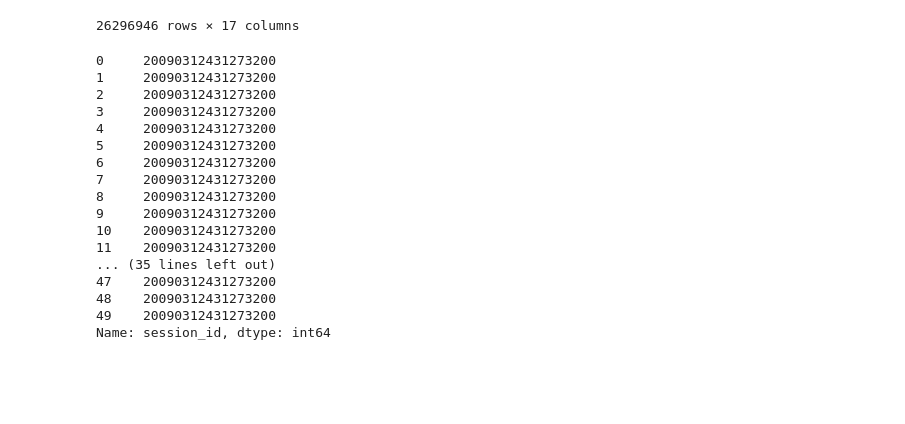
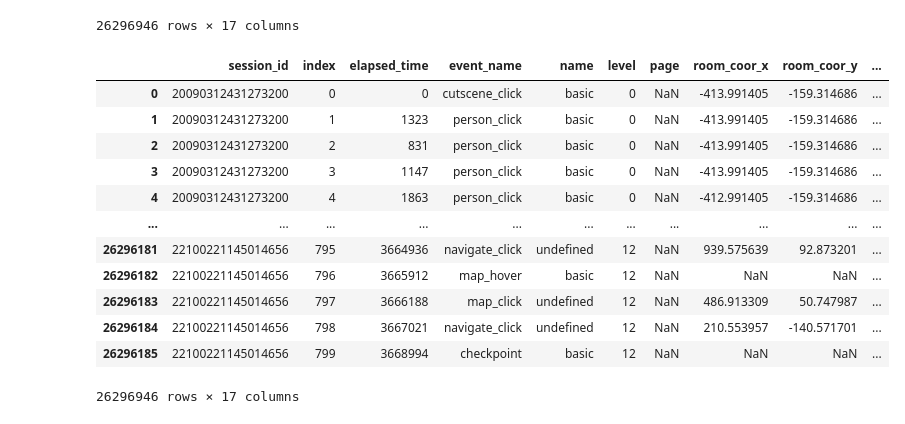
Before and after one commit to titim789/Data_Analytics_Project, a Jupyter notebook: Assignment 2/Apriori/Preprocessing/Preprocess.ipynb, the cells around one changed output. Saved outputs shown, nothing was run; the diff lists cells and outputs as text; code cells hidden in the pictures; blank space fills up the shorter version.

```diff
--- a/Assignment 2/Apriori/Preprocessing/Preprocess.ipynb
+++ b/Assignment 2/Apriori/Preprocessing/Preprocess.ipynb
@@ -46,20 +60,17 @@ test = data
 # %%
-test['session_id'][:50]
+test = data.sort_values(['session_id', 'level_group'], ascending=[True, True])
+test
 # %% [output]
+|  | session_id | index | elapsed_time | event_name | name | level | page | room_coor_x | room_coor_y | ... |
+| 0 | 20090312431273200 | 0 | 0 | cutscene_click | basic | 0 | NaN | -413.991405 | -159.314686 | ... |
+| 1 | 20090312431273200 | 1 | 1323 | person_click | basic | 0 | NaN | -413.991405 | -159.314686 | ... |
+| 2 | 20090312431273200 | 2 | 831 | person_click | basic | 0 | NaN | -413.991405 | -159.314686 | ... |
+| 3 | 20090312431273200 | 3 | 1147 | person_click | basic | 0 | NaN | -413.991405 | -159.314686 | ... |
+| 4 | 20090312431273200 | 4 | 1863 | person_click | basic | 0 | NaN | -412.991405 | -159.314686 | ... |
+| ... | ... | ... | ... | ... | ... | ... | ... | ... | ... | ... |
+| 26296181 | 22100221145014656 | 795 | 3664936 | navigate_click | undefined | 12 | NaN | 939.575639 | 92.873201 | ... |
+| 26296182 | 22100221145014656 | 796 | 3665912 | map_hover | basic | 12 | NaN | NaN | NaN | ... |
+| 26296183 | 22100221145014656 | 797 | 3666188 | map_click | undefined | 12 | NaN | 486.913309 | 50.747987 | ... |
+| 26296184 | 22100221145014656 | 798 | 3667021 | navigate_click | undefined | 12 | NaN | 210.553957 | -140.571701 | ... |
+| 26296185 | 22100221145014656 | 799 | 3668994 | checkpoint | basic | 12 | NaN | NaN | NaN | ... |
-0     20090312431273200
-1     20090312431273200
-2     20090312431273200
-3     20090312431273200
-4     20090312431273200
-5     20090312431273200
-6     20090312431273200
-7     20090312431273200
-8     20090312431273200
-9     20090312431273200
-10    20090312431273200
-11    20090312431273200
-... (35 lines left out)
-47    20090312431273200
-48    20090312431273200
-49    20090312431273200
-Name: session_id, dtype: int64
+26296946 rows × 17 columns
```
Also changed, not shown: parts of 4 cells of this notebook, 1 other file.
